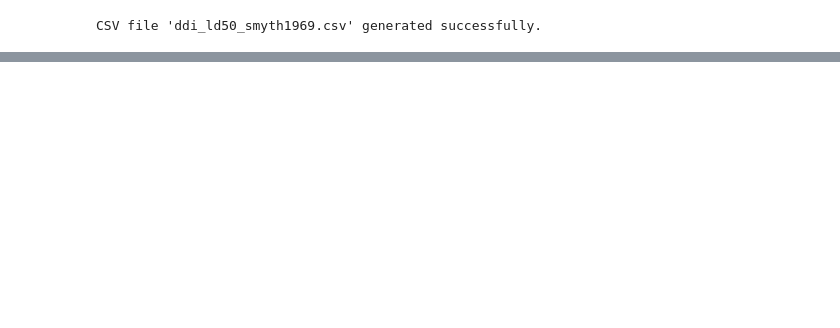
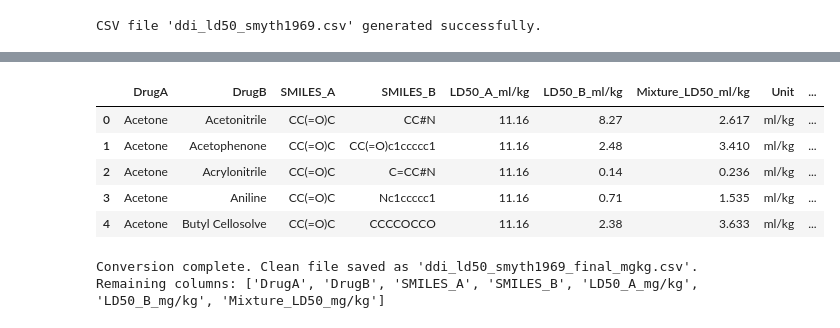
Before and after one commit to summyyyyy/Mixture-Toxicity-Predictor-with-Real-Time-Explanations, a Jupyter notebook: Data_extraction_from_the_Smyth_et_al_1969_paper_for_building_a_DDI_LD50_dataset.ipynb, the cells around one changed output, grey strips where cells are left out. Cells and saved outputs as stored; diff of their text form; code cells hidden in the pictures; blank space fills up the shorter version.

Commit message:
ml/kg to mg/kg
Converts all LD50 values from ml/kg to mg/kg using the density dictionary

```diff
--- a/Data_extraction_from_the_Smyth_et_al_1969_paper_for_building_a_DDI_LD50_dataset.ipynb
+++ b/Data_extraction_from_the_Smyth_et_al_1969_paper_for_building_a_DDI_LD50_dataset.ipynb
@@ -173,0 +252,22 @@ CSV file 'ddi_ld50_smyth1969.csv' generated successfully.
+# %%
+df.head()
+# %% [output]
+|  | DrugA | DrugB | SMILES_A | SMILES_B | LD50_A_ml/kg | LD50_B_ml/kg | Mixture_LD50_ml/kg | Unit | ... |
+| 0 | Acetone | Acetonitrile | CC(=O)C | CC#N | 11.16 | 8.27 | 2.617 | ml/kg | ... |
+| 1 | Acetone | Acetophenone | CC(=O)C | CC(=O)c1ccccc1 | 11.16 | 2.48 | 3.410 | ml/kg | ... |
+| 2 | Acetone | Acrylonitrile | CC(=O)C | C=CC#N | 11.16 | 0.14 | 0.236 | ml/kg | ... |
+| 3 | Acetone | Aniline | CC(=O)C | Nc1ccccc1 | 11.16 | 0.71 | 1.535 | ml/kg | ... |
+| 4 | Acetone | Butyl Cellosolve | CC(=O)C | CCCCOCCO | 11.16 | 2.38 | 3.633 | ml/kg | ... |
+# %%
+# Drop the original ml/kg columns, the Unit column, and the temporary density column
+columns_to_drop = ['LD50_A_ml/kg', 'LD50_B_ml/kg', 'Mixture_LD50_ml/kg', 'Unit', 'Mixture_density_g/ml']
+df_clean = df.drop(columns=columns_to_drop)
+
+# Save the cleaned CSV
+df_clean.to_csv('ddi_ld50_smyth1969_final_mgkg.csv', index=False)
+
+print("Conversion complete. Clean file saved as 'ddi_ld50_smyth1969_final_mgkg.csv'.")
+print("Remaining columns:", list(df_clean.columns))
+# %% [output]
+Conversion complete. Clean file saved as 'ddi_ld50_smyth1969_final_mgkg.csv'.
+Remaining columns: ['DrugA', 'DrugB', 'SMILES_A', 'SMILES_B', 'LD50_A_mg/kg', 'LD50_B_mg/kg', 'Mixture_LD50_mg/kg']
```
Also changed, not shown: parts of 3 cells of this notebook, 1 other file.
